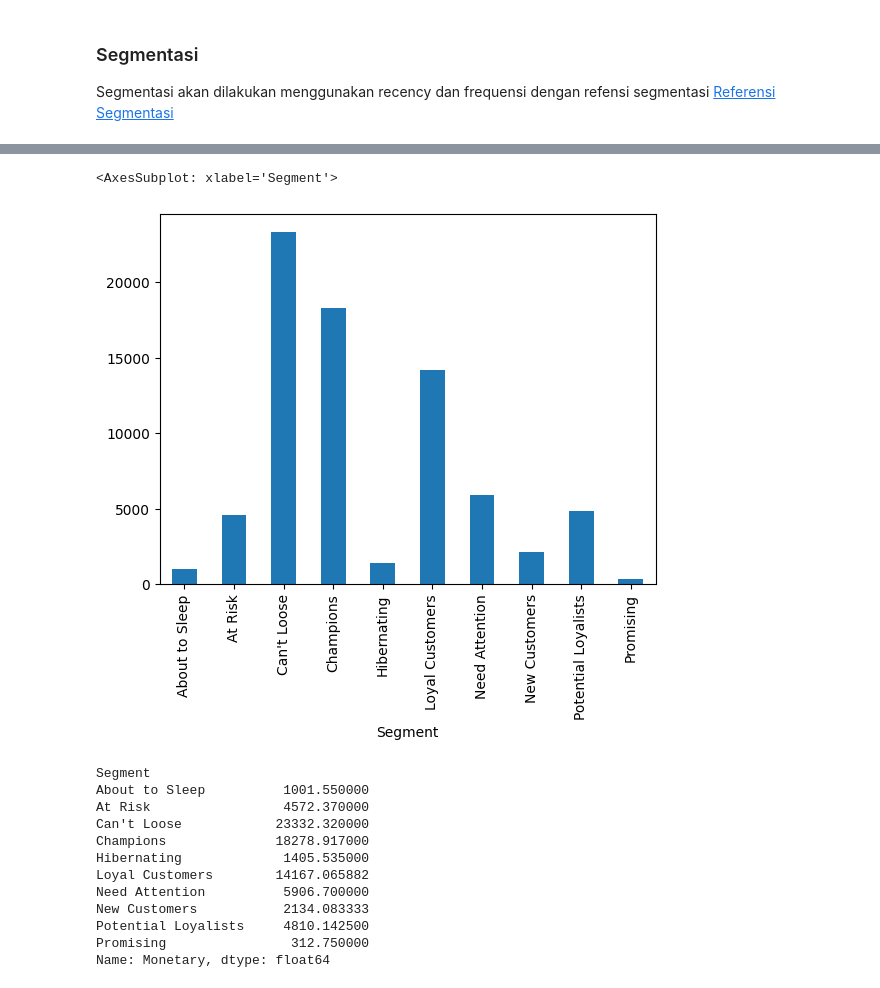
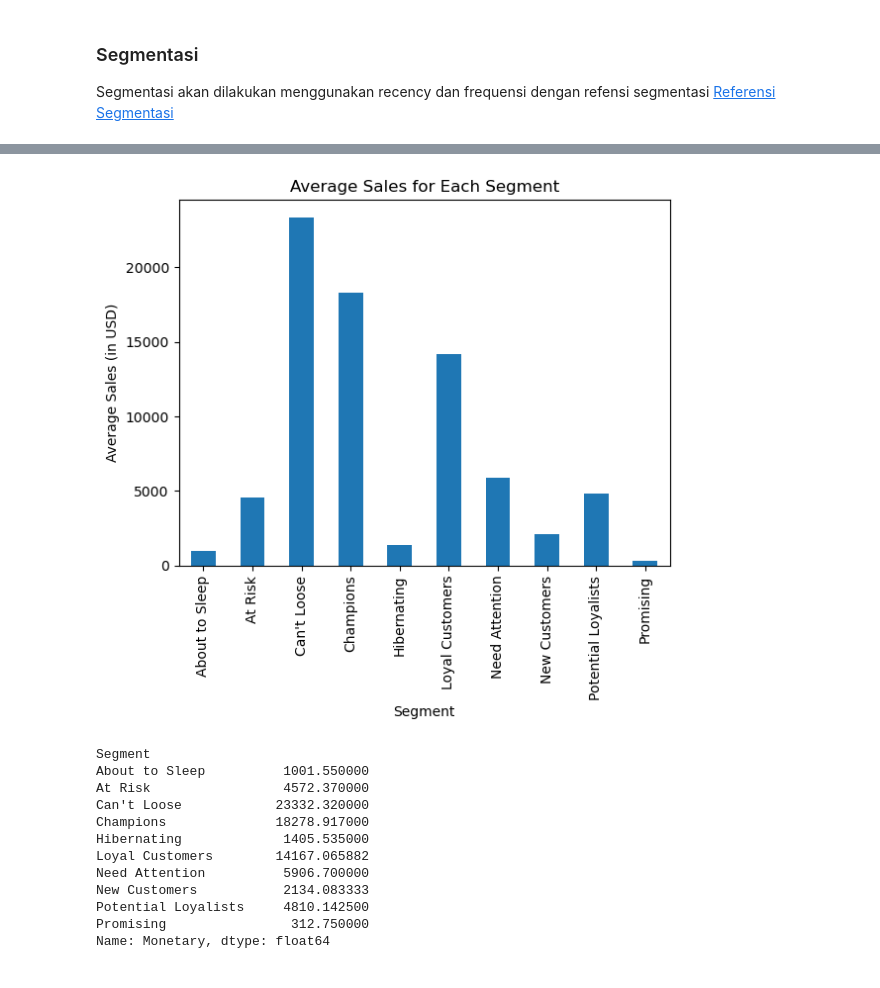
Before and after one commit to ihsannurfaqih/dsls2023, a Jupyter notebook: DE_mini_project/src/DE_mini_project.ipynb, the cells around one changed output, grey strips where cells are left out. Saved outputs shown, nothing was run; the diff lists cells and outputs as text; code cells hidden in the pictures.

```diff
--- a/DE_mini_project/src/DE_mini_project.ipynb
+++ b/DE_mini_project/src/DE_mini_project.ipynb
@@ -77,7 +78,7 @@ df_product.to_csv('../data/processed/OrderFact.csv',
 # %% [markdown]
 ## Import & Export CustomerFact
 # %%
-df_cst = pd.read_sql('SELECT * FROM dbo.CustomerFact', cnxn)
+df_cst = pd.read_sql(text('SELECT * FROM dbo.CustomerFact'), cnxn)
 
 df_cst.head()
 # %% [output]
@@ -393,9 +394,11 @@ fig.update_layout(
 fig.show()
 # %%
 rfm.groupby(['Segment'])['Monetary'].mean().plot(kind='bar')
+plt.ylabel("Average Sales (in USD)")
+plt.title("Average Sales for Each Segment")
+plt.show()
 # %% [output]
-<AxesSubplot: xlabel='Segment'>
-[figure, old version]
+[figure, new version]
 # %%
 rfm.groupby(['Segment'])['Monetary'].mean()
 # %% [output]
```
Also changed, not shown: parts of 8 cells of this notebook, 4 other files.
